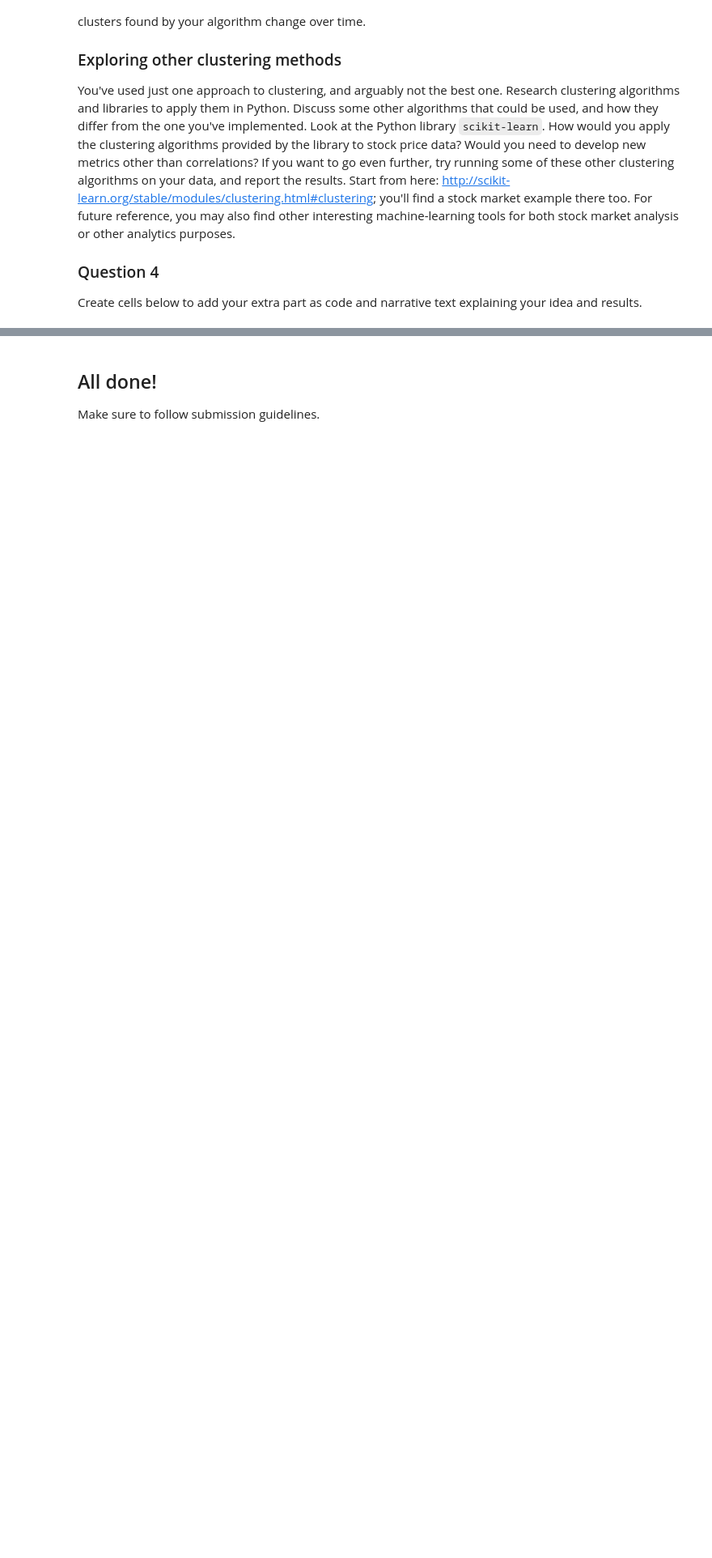
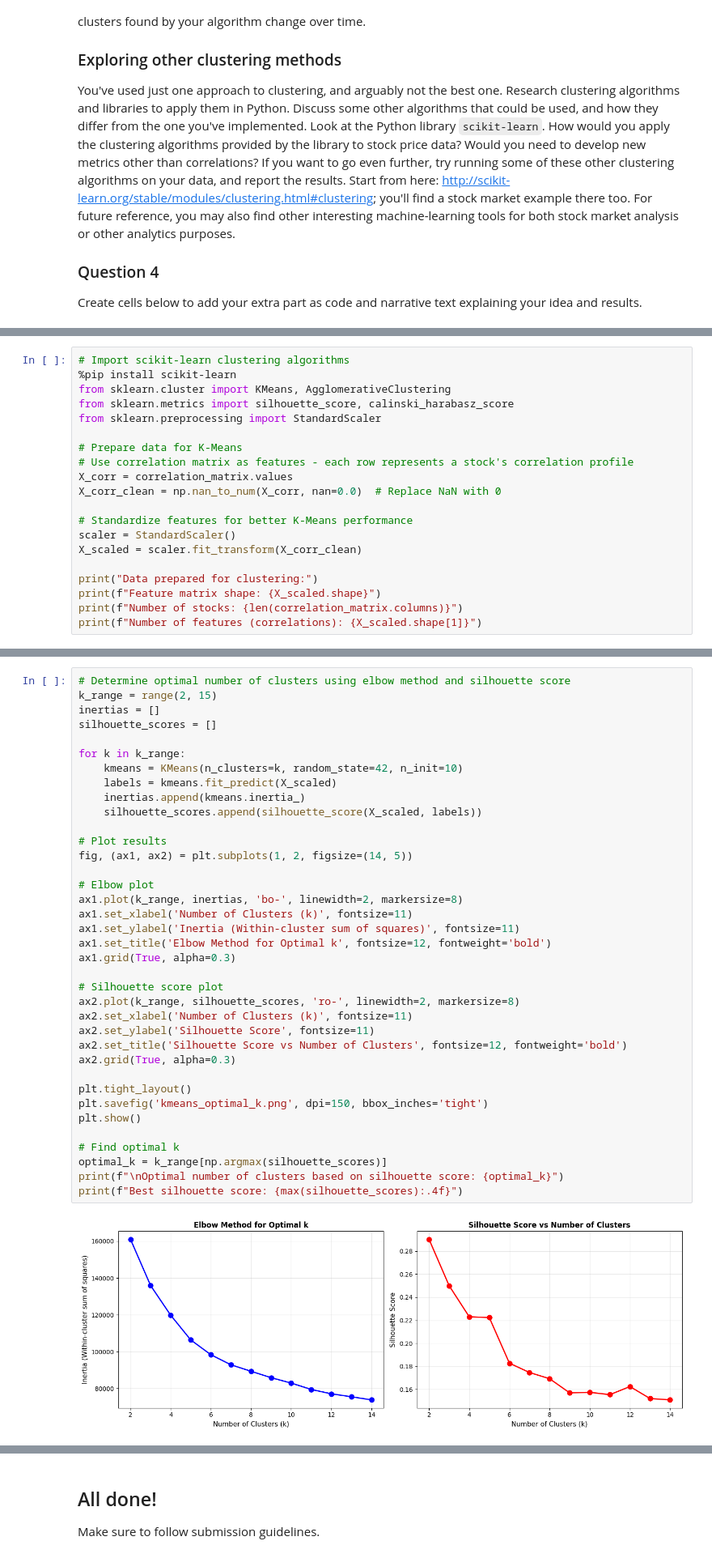
Before and after one commit to Mengsch3/apps-python-hw-03, a Jupyter notebook: hw_03_nb.ipynb, the cells around one changed output, grey strips where cells are left out. Shown at 81% size. Drawn from its saved outputs; the diff is of its cells as text; blank space fills up the shorter version.

```diff
--- a/hw_03_nb.ipynb
+++ b/hw_03_nb.ipynb
@@ -1135,0 +1183,20 @@ Create cells below to add your extra part as code and narrative text explaining
+# %%
+# Import scikit-learn clustering algorithms
+%pip install scikit-learn
+from sklearn.cluster import KMeans, AgglomerativeClustering
+from sklearn.metrics import silhouette_score, calinski_harabasz_score
+from sklearn.preprocessing import StandardScaler
+
+# Prepare data for K-Means
+# Use correlation matrix as features - each row represents a stock's correlation profile
+X_corr = correlation_matrix.values
+X_corr_clean = np.nan_to_num(X_corr, nan=0.0)  # Replace NaN with 0
+
+# Standardize features for better K-Means performance
+scaler = StandardScaler()
+X_scaled = scaler.fit_transform(X_corr_clean)
+
+print("Data prepared for clustering:")
+print(f"Feature matrix shape: {X_scaled.shape}")
+print(f"Number of stocks: {len(correlation_matrix.columns)}")
+print(f"Number of features (correlations): {X_scaled.shape[1]}")
@@ -1135,0 +1221,39 @@ Create cells below to add your extra part as code and narrative text explaining
+# %%
+# Determine optimal number of clusters using elbow method and silhouette score
+k_range = range(2, 15)
+inertias = []
+silhouette_scores = []
+
+for k in k_range:
+    kmeans = KMeans(n_clusters=k, random_state=42, n_init=10)
+    labels = kmeans.fit_predict(X_scaled)
+    inertias.append(kmeans.inertia_)
+    silhouette_scores.append(silhouette_score(X_scaled, labels))
+
+# Plot results
+fig, (ax1, ax2) = plt.subplots(1, 2, figsize=(14, 5))
+
+# Elbow plot
+ax1.plot(k_range, inertias, 'bo-', linewidth=2, markersize=8)
+ax1.set_xlabel('Number of Clusters (k)', fontsize=11)
+ax1.set_ylabel('Inertia (Within-cluster sum of squares)', fontsize=11)
+ax1.set_title('Elbow Method for Optimal k', fontsize=12, fontweight='bold')
+ax1.grid(True, alpha=0.3)
+
+# Silhouette score plot
+ax2.plot(k_range, silhouette_scores, 'ro-', linewidth=2, markersize=8)
+ax2.set_xlabel('Number of Clusters (k)', fontsize=11)
+ax2.set_ylabel('Silhouette Score', fontsize=11)
+ax2.set_title('Silhouette Score vs Number of Clusters', fontsize=12, fontweight='bold')
+ax2.grid(True, alpha=0.3)
+
+plt.tight_layout()
+plt.savefig('kmeans_optimal_k.png', dpi=150, bbox_inches='tight')
+plt.show()
+
+# Find optimal k
+optimal_k = k_range[np.argmax(silhouette_scores)]
+print(f"\nOptimal number of clusters based on silhouette score: {optimal_k}")
+print(f"Best silhouette score: {max(silhouette_scores):.4f}")
+# %% [output]
+[figure, added]
```
Also changed, not shown: parts of 21 cells of this notebook, 7 other files.
